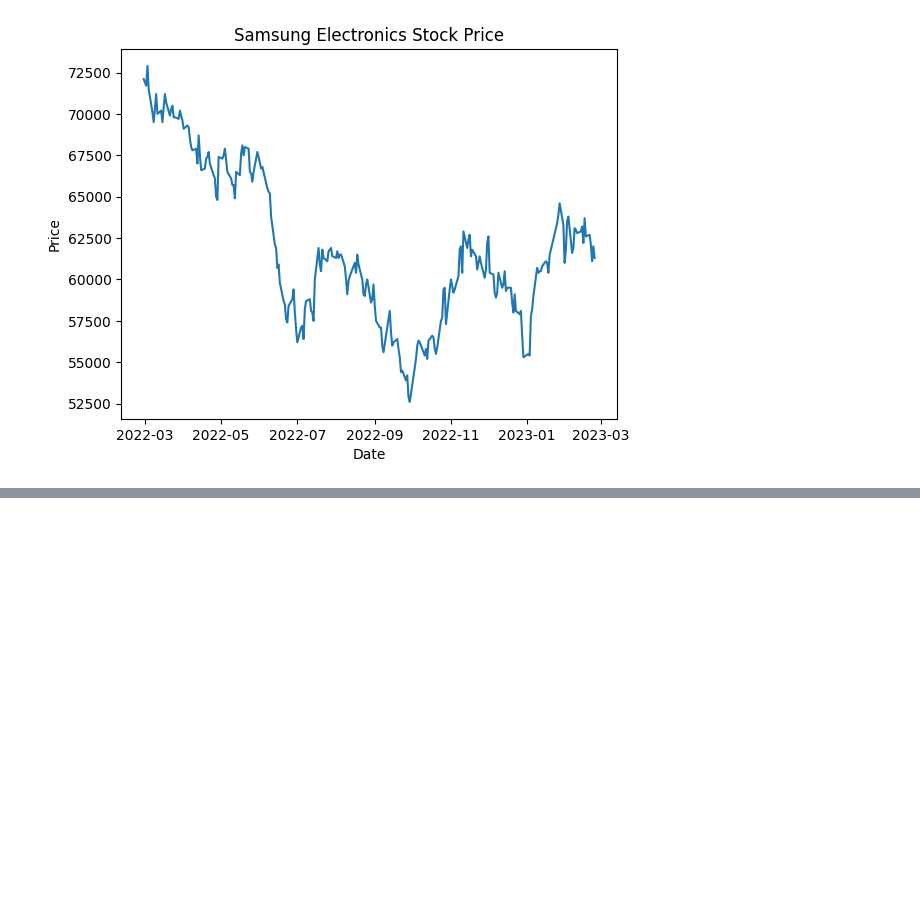
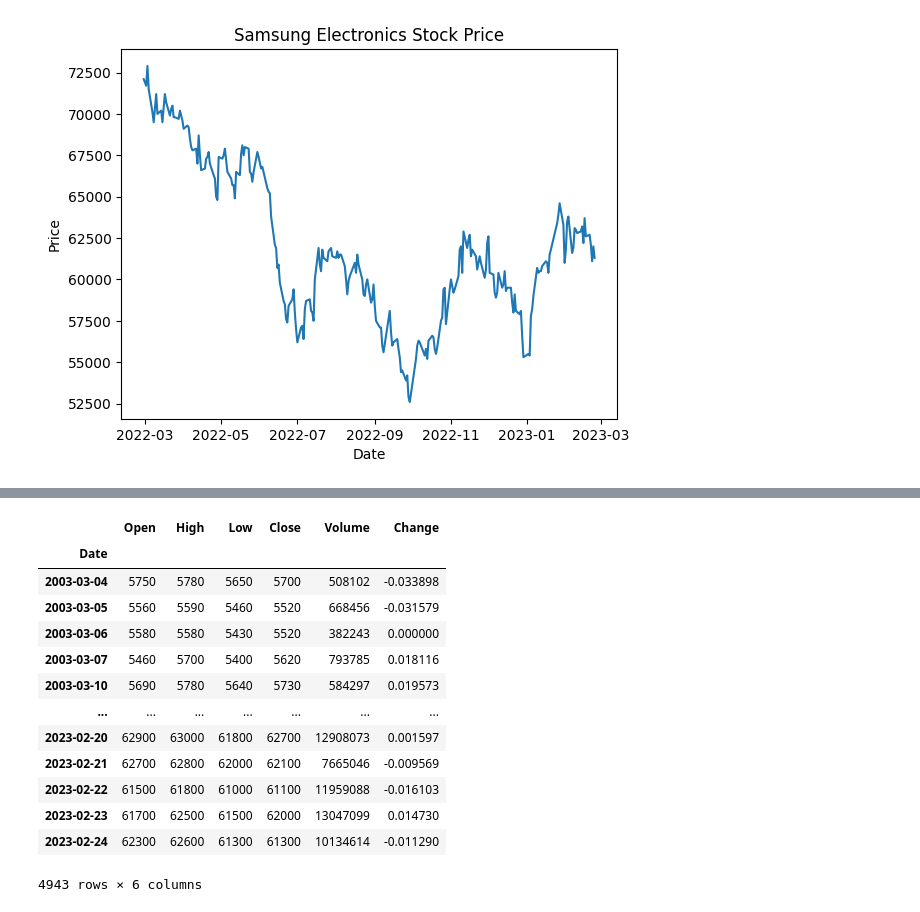
Before and after one commit to praivesi/finaince, a Jupyter notebook: test.ipynb, the cells around one changed output, grey strips where cells are left out. Drawn from its saved outputs; the diff is of its cells as text; code cells hidden in the pictures; blank space fills up the shorter version.

Commit message:
add FinanceDataReader

```diff
--- a/Untitled.ipynb
+++ b/test.ipynb
@@ -152,3 +143,15 @@ plt.title('Samsung Electronics Stock Price')
 plt.show()
 # %% [output]
 [figure]
+# %%
+import datetime
+
+# 시작일자와 종료일자 설정
+end_date = datetime.datetime.now()
+start_date = end_date - datetime.timedelta(days=7300)
+
+# 삼성전자의 주가 데이터 가져오기
+samsung = fdr.DataReader('005930', start_date, end_date)
+
+# 결과 출력
+print(samsung)
@@ -154,0 +198,17 @@ plt.show()
+# %%
+samsung
+# %% [output]
+|  | Open | High | Low | Close | Volume | Change |
+| Date |  |  |  |  |  |  |
+| 2003-03-04 | 5750 | 5780 | 5650 | 5700 | 508102 | -0.033898 |
+| 2003-03-05 | 5560 | 5590 | 5460 | 5520 | 668456 | -0.031579 |
+| 2003-03-06 | 5580 | 5580 | 5430 | 5520 | 382243 | 0.000000 |
+| 2003-03-07 | 5460 | 5700 | 5400 | 5620 | 793785 | 0.018116 |
+| 2003-03-10 | 5690 | 5780 | 5640 | 5730 | 584297 | 0.019573 |
+| ... | ... | ... | ... | ... | ... | ... |
+| 2023-02-20 | 62900 | 63000 | 61800 | 62700 | 12908073 | 0.001597 |
+| 2023-02-21 | 62700 | 62800 | 62000 | 62100 | 7665046 | -0.009569 |
+| 2023-02-22 | 61500 | 61800 | 61000 | 61100 | 11959088 | -0.016103 |
+| 2023-02-23 | 61700 | 62500 | 61500 | 62000 | 13047099 | 0.014730 |
+| 2023-02-24 | 62300 | 62600 | 61300 | 61300 | 10134614 | -0.011290 |
+4943 rows × 6 columns
```
Also changed, not shown: parts of 7 cells of this notebook, 1 other file.
